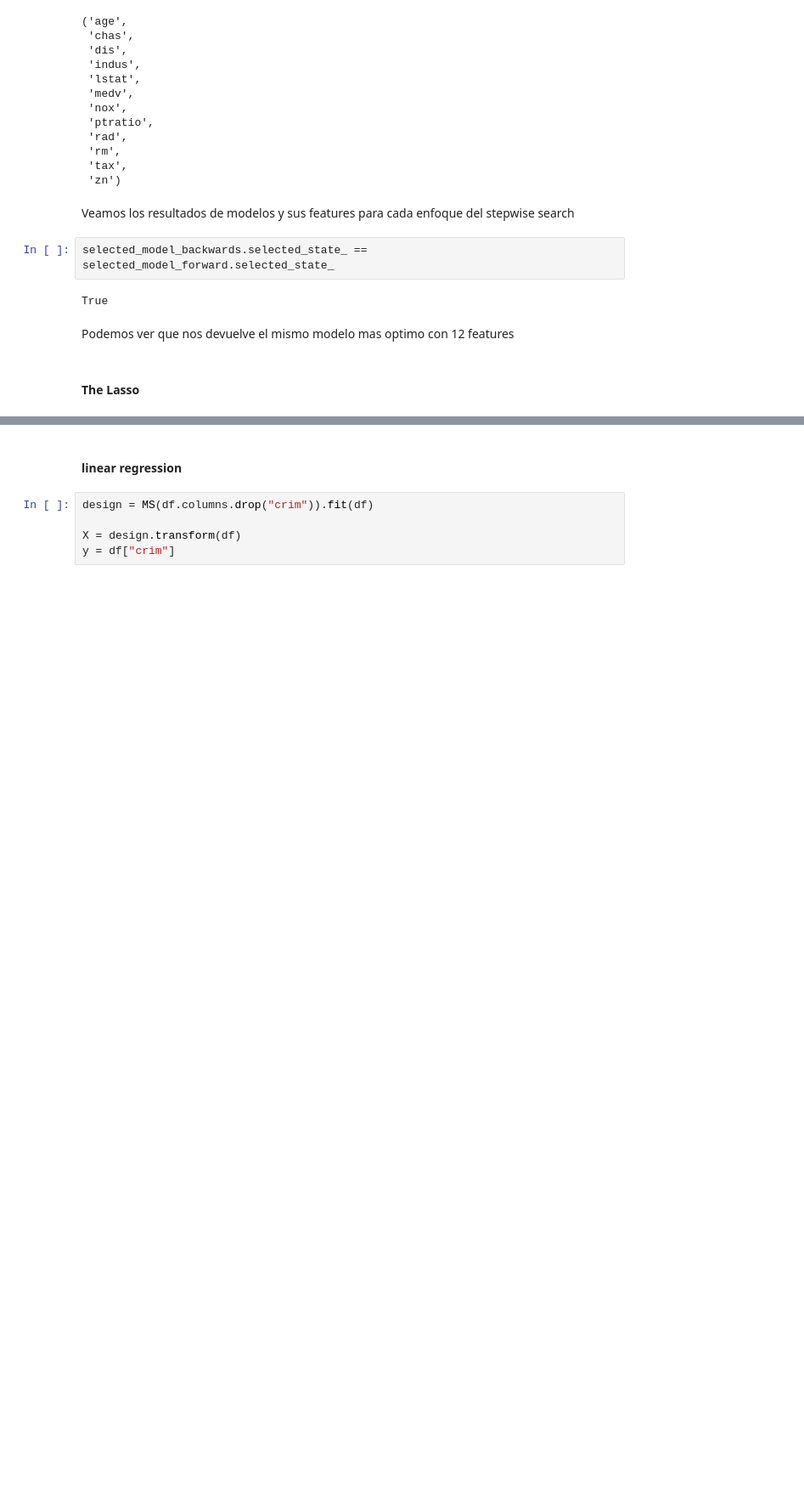
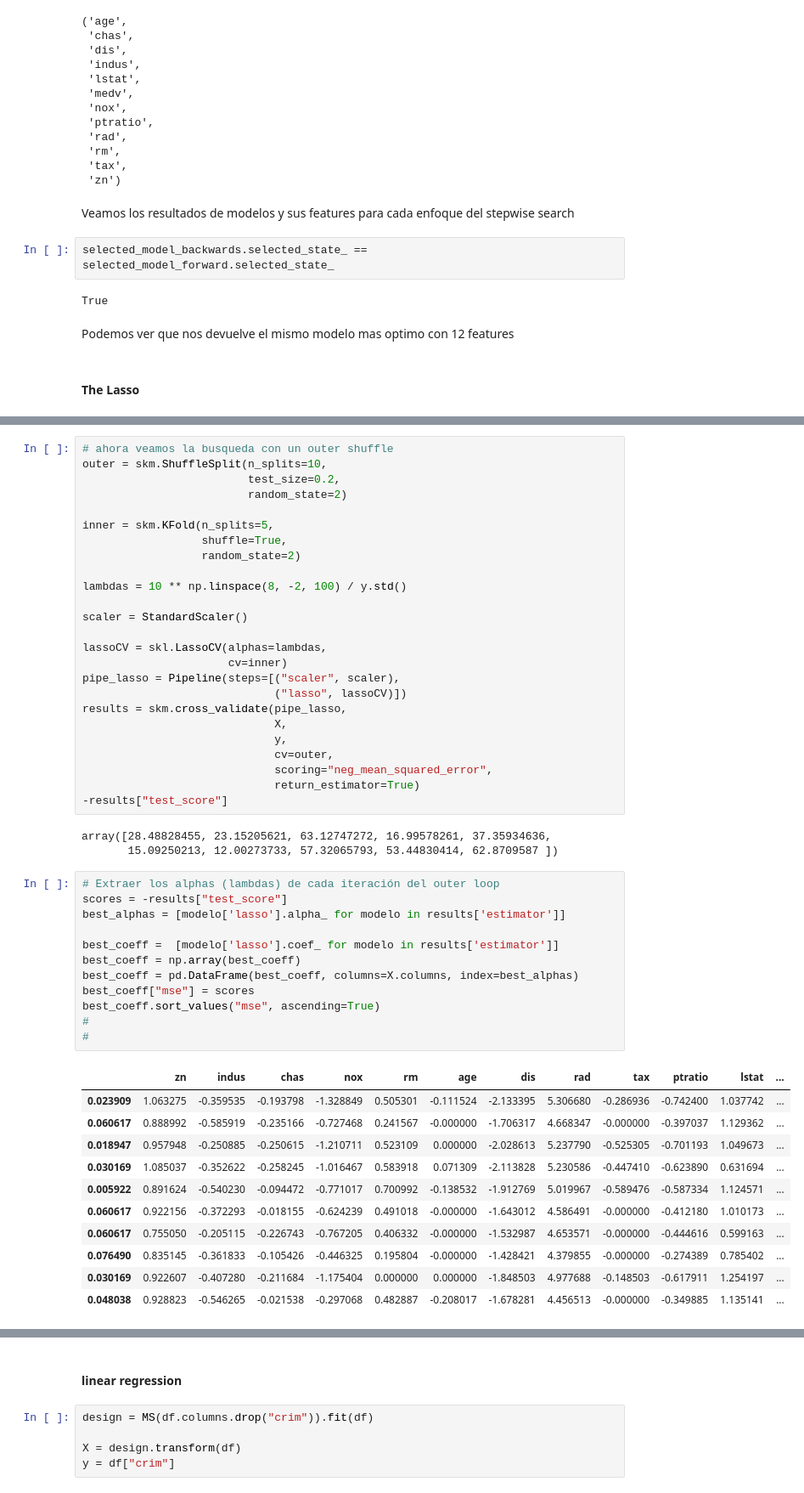
Before and after one commit to chuancao26/islp, a Jupyter notebook: EjerciciosRegularizacion.ipynb, the cells around one changed output, grey strips where cells are left out. Shown at 85% size. Drawn from its saved outputs; the diff is of its cells as text; blank space fills up the shorter version.

```diff
--- a/EjerciciosRegularizacion.ipynb
+++ b/EjerciciosRegularizacion.ipynb
@@ -1482,0 +1486,52 @@ plt.show()
+# %%
+# ahora veamos la busqueda con un outer shuffle
+outer = skm.ShuffleSplit(n_splits=10,
+                         test_size=0.2,
+                         random_state=2)
+
+inner = skm.KFold(n_splits=5,
+                  shuffle=True,
+                  random_state=2)
+
+lambdas = 10 ** np.linspace(8, -2, 100) / y.std()
+
+scaler = StandardScaler()
+
+lassoCV = skl.LassoCV(alphas=lambdas,
+                      cv=inner)
+pipe_lasso = Pipeline(steps=[("scaler", scaler),
+                             ("lasso", lassoCV)])
+results = skm.cross_validate(pipe_lasso,
+                             X,
+                             y,
+                             cv=outer,
+                             scoring="neg_mean_squared_error",
+                             return_estimator=True)
+-results["test_score"]
+# %% [output]
+array([28.48828455, 23.15205621, 63.12747272, 16.99578261, 37.35934636,
+       15.09250213, 12.00273733, 57.32065793, 53.44830414, 62.8709587 ])
+# %%
+# Extraer los alphas (lambdas) de cada iteración del outer loop
+scores = -results["test_score"]
+best_alphas = [modelo['lasso'].alpha_ for modelo in results['estimator']]
+
+best_coeff =  [modelo['lasso'].coef_ for modelo in results['estimator']]
+best_coeff = np.array(best_coeff)
+best_coeff = pd.DataFrame(best_coeff, columns=X.columns, index=best_alphas)
+best_coeff["mse"] = scores
+best_coeff.sort_values("mse", ascending=True)
+#
+#
+# %% [output]
+|  | zn | indus | chas | nox | rm | age | dis | rad | tax | ptratio | lstat | ... |
+| 0.023909 | 1.063275 | -0.359535 | -0.193798 | -1.328849 | 0.505301 | -0.111524 | -2.133395 | 5.306680 | -0.286936 | -0.742400 | 1.037742 | ... |
+| 0.060617 | 0.888992 | -0.585919 | -0.235166 | -0.727468 | 0.241567 | -0.000000 | -1.706317 | 4.668347 | -0.000000 | -0.397037 | 1.129362 | ... |
+| 0.018947 | 0.957948 | -0.250885 | -0.250615 | -1.210711 | 0.523109 | 0.000000 | -2.028613 | 5.237790 | -0.525305 | -0.701193 | 1.049673 | ... |
+| 0.030169 | 1.085037 | -0.352622 | -0.258245 | -1.016467 | 0.583918 | 0.071309 | -2.113828 | 5.230586 | -0.447410 | -0.623890 | 0.631694 | ... |
+| 0.005922 | 0.891624 | -0.540230 | -0.094472 | -0.771017 | 0.700992 | -0.138532 | -1.912769 | 5.019967 | -0.589476 | -0.587334 | 1.124571 | ... |
+| 0.060617 | 0.922156 | -0.372293 | -0.018155 | -0.624239 | 0.491018 | -0.000000 | -1.643012 | 4.586491 | -0.000000 | -0.412180 | 1.010173 | ... |
+| 0.060617 | 0.755050 | -0.205115 | -0.226743 | -0.767205 | 0.406332 | -0.000000 | -1.532987 | 4.653571 | -0.000000 | -0.444616 | 0.599163 | ... |
+| 0.076490 | 0.835145 | -0.361833 | -0.105426 | -0.446325 | 0.195804 | -0.000000 | -1.428421 | 4.379855 | -0.000000 | -0.274389 | 0.785402 | ... |
+| 0.030169 | 0.922607 | -0.407280 | -0.211684 | -1.175404 | 0.000000 | 0.000000 | -1.848503 | 4.977688 | -0.148503 | -0.617911 | 1.254197 | ... |
+| 0.048038 | 0.928823 | -0.546265 | -0.021538 | -0.297068 | 0.482887 | -0.208017 | -1.678281 | 4.456513 | -0.000000 | -0.349885 | 1.135141 | ... |
```
Also changed, not shown: parts of 16 cells of this notebook.
